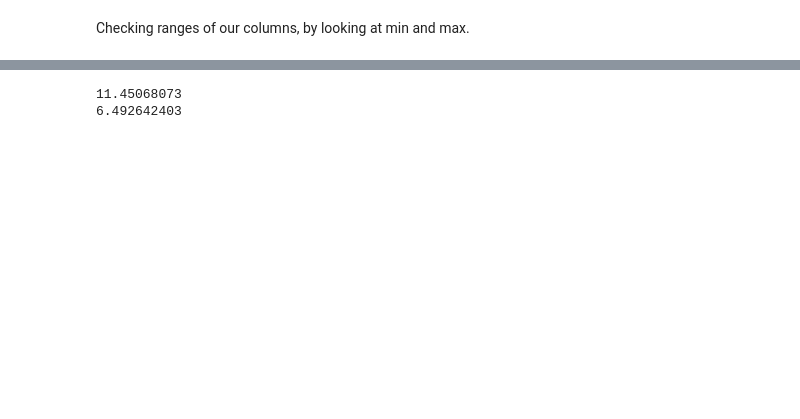
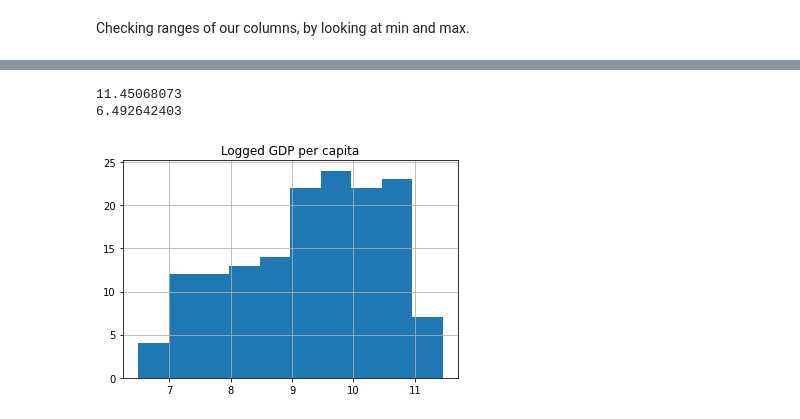
Before and after one commit to radekv23/rwp, a Jupyter notebook: WHR.ipynb, the cells around one changed output, grey strips where cells are left out. Cells and saved outputs as stored; diff of their text form; code cells hidden in the pictures; blank space fills up the shorter version.

```diff
--- a/WHR.ipynb
+++ b/WHR.ipynb
@@ -140,9 +147,12 @@ print(whr20['Ladder score'].min())
 # %%
 print(whr20['Logged GDP per capita'].max())
 print(whr20['Logged GDP per capita'].min())
+whr20.hist(column='Logged GDP per capita') # poisson invers
+plt.show()
 # %% [output]
 11.45068073
 6.492642403
+[figure, added]
 # %%
 print(whr20['Social support'].max())
 print(whr20['Social support'].min())
```
Also changed, not shown: parts of 19 cells of this notebook.
